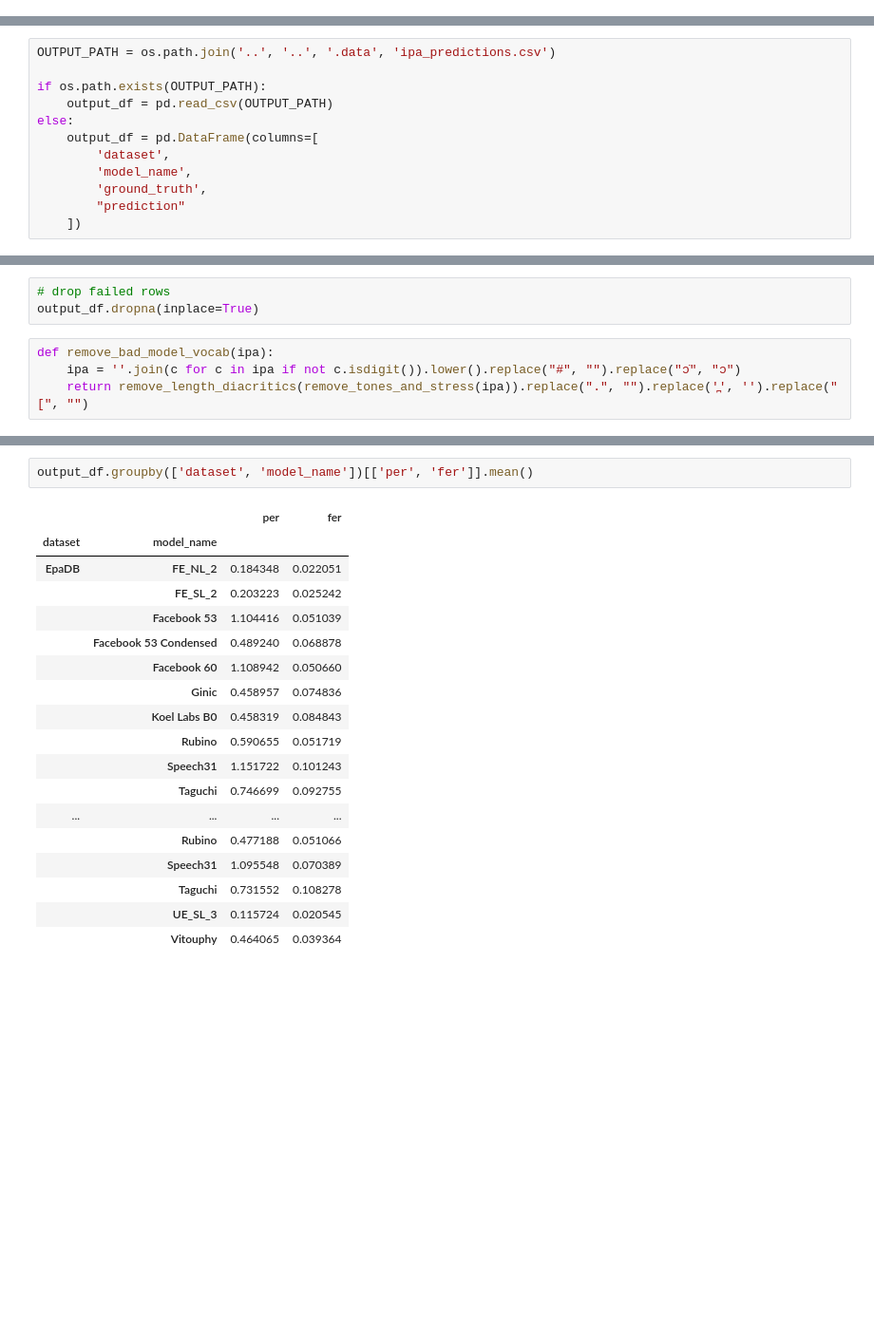
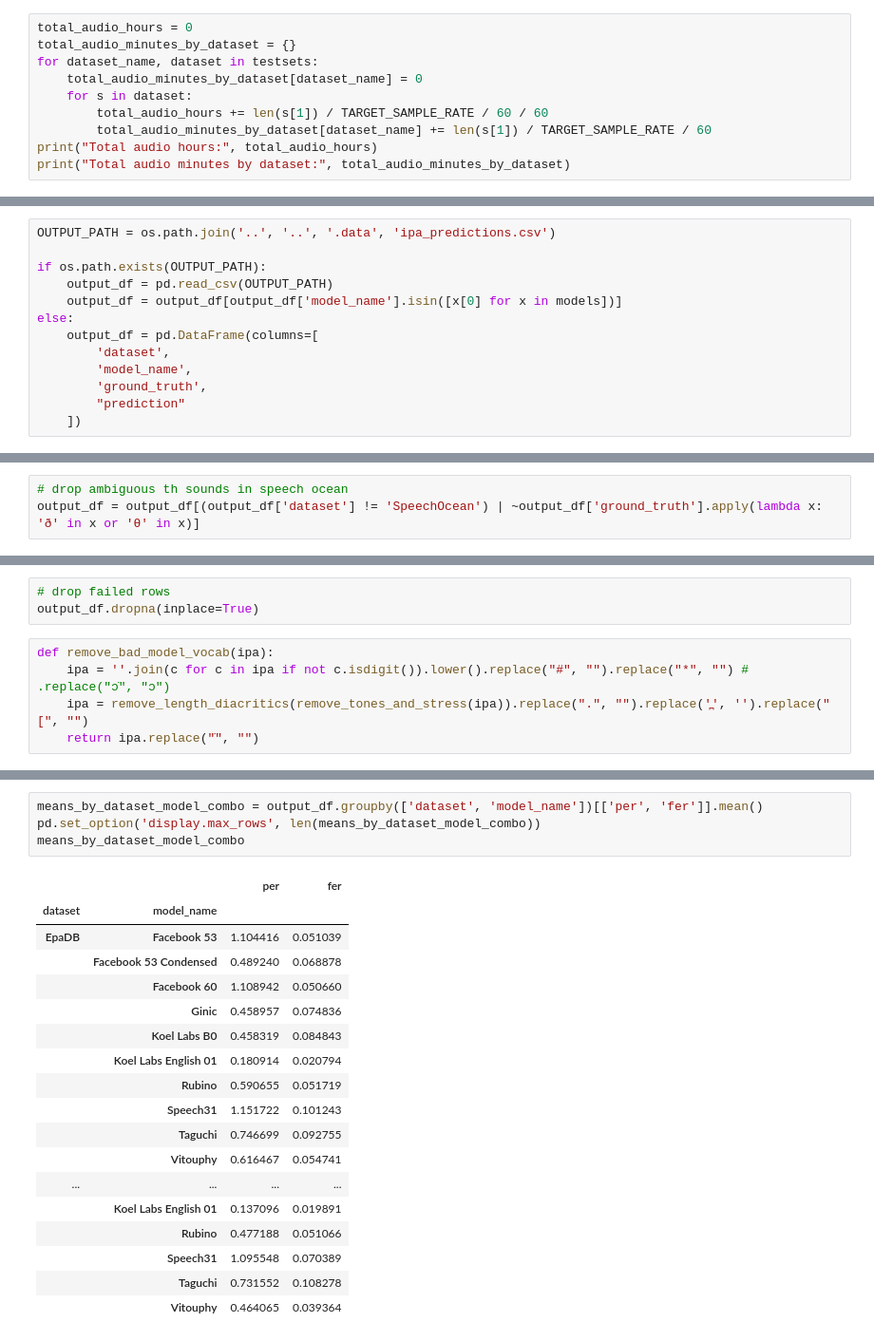
Before and after one commit to KoelLabs/ML, a Jupyter notebook: notebooks/Eval/IPA_eval.ipynb, the cells around one changed output, grey strips where cells are left out. Shown at 95% size. Drawn from its saved outputs; the diff is of its cells as text; blank space fills up the shorter version.

```diff
--- a/notebooks/Eval/IPA_eval.ipynb
+++ b/notebooks/Eval/IPA_eval.ipynb
@@ -55 +57,11 @@ models = [
 ]
+# %%
+total_audio_hours = 0
+total_audio_minutes_by_dataset = {}
+for dataset_name, dataset in testsets:
+    total_audio_minutes_by_dataset[dataset_name] = 0
+    for s in dataset:
+        total_audio_hours += len(s[1]) / TARGET_SAMPLE_RATE / 60 / 60
+        total_audio_minutes_by_dataset[dataset_name] += len(s[1]) / TARGET_SAMPLE_RATE / 60
+print("Total audio hours:", total_audio_hours)
+print("Total audio minutes by dataset:", total_audio_minutes_by_dataset)
@@ -58,6 +73,7 @@ OUTPUT_PATH = os.path.join('..', '..', '.data', 'ipa_predictions.csv')
 
 if os.path.exists(OUTPUT_PATH):
     output_df = pd.read_csv(OUTPUT_PATH)
+    output_df = output_df[output_df['model_name'].isin([x[0] for x in models])]
 else:
     output_df = pd.DataFrame(columns=[
         'dataset',
@@ -117 +133,4 @@ FE_SL_2 SpeechOcean ... already done
+# %%
+# drop ambiguous th sounds in speech ocean
+output_df = output_df[(output_df['dataset'] != 'SpeechOcean') | ~output_df['ground_truth'].apply(lambda x: 'ð' in x or 'θ' in x)]
 # %%
@@ -138,8 +151,9 @@ output_df[output_df['prediction'].isna()]
 output_df.dropna(inplace=True)
 # %%
 def remove_bad_model_vocab(ipa):
-    ipa = ''.join(c for c in ipa if not c.isdigit()).lower().replace("#", "").replace("ɔ̇", "ɔ")
-    return remove_length_diacritics(remove_tones_and_stress(ipa)).replace(".", "").replace('̪', '').replace("[", "")
+    ipa = ''.join(c for c in ipa if not c.isdigit()).lower().replace("#", "").replace("*", "") # .replace("ɔ̇", "ɔ")
+    ipa = remove_length_diacritics(remove_tones_and_stress(ipa)).replace(".", "").replace('̪', '').replace("[", "")
+    return ipa.replace("̇", "")
 # %%
 output_df[["per", "fer"]] = output_df.parallel_apply(lambda x: pd.Series(evaluate(remove_bad_model_vocab(x['ground_truth']), remove_bad_model_vocab(x['prediction']), simplify=False)), axis=1) # type: ignore
 # %% [output]
@@ -264,21 +332,23 @@ output_df.groupby(['dataset'])[['per', 'fer']].mean()
 # %%
-output_df.groupby(['dataset', 'model_name'])[['per', 'fer']].mean()
+means_by_dataset_model_combo = output_df.groupby(['dataset', 'model_name'])[['per', 'fer']].mean()
+pd.set_option('display.max_rows', len(means_by_dataset_model_combo))
+means_by_dataset_model_combo
 # %% [output]
 |  |  | per | fer |
 | dataset | model_name |  |  |
-| EpaDB | FE_NL_2 | 0.184348 | 0.022051 |
-|  | FE_SL_2 | 0.203223 | 0.025242 |
-|  | Facebook 53 | 1.104416 | 0.051039 |
+| EpaDB | Facebook 53 | 1.104416 | 0.051039 |
 |  | Facebook 53 Condensed | 0.489240 | 0.068878 |
 |  | Facebook 60 | 1.108942 | 0.050660 |
 |  | Ginic | 0.458957 | 0.074836 |
 |  | Koel Labs B0 | 0.458319 | 0.084843 |
+|  | Koel Labs English 01 | 0.180914 | 0.020794 |
 |  | Rubino | 0.590655 | 0.051719 |
 |  | Speech31 | 1.151722 | 0.101243 |
 |  | Taguchi | 0.746699 | 0.092755 |
+|  | Vitouphy | 0.616467 | 0.054741 |
 | ... | ... | ... | ... |
+|  | Koel Labs English 01 | 0.137096 | 0.019891 |
 |  | Rubino | 0.477188 | 0.051066 |
 |  | Speech31 | 1.095548 | 0.070389 |
 |  | Taguchi | 0.731552 | 0.108278 |
-|  | UE_SL_3 | 0.115724 | 0.020545 |
 |  | Vitouphy | 0.464065 | 0.039364 |
```
Also changed, not shown: parts of 14 cells of this notebook.
